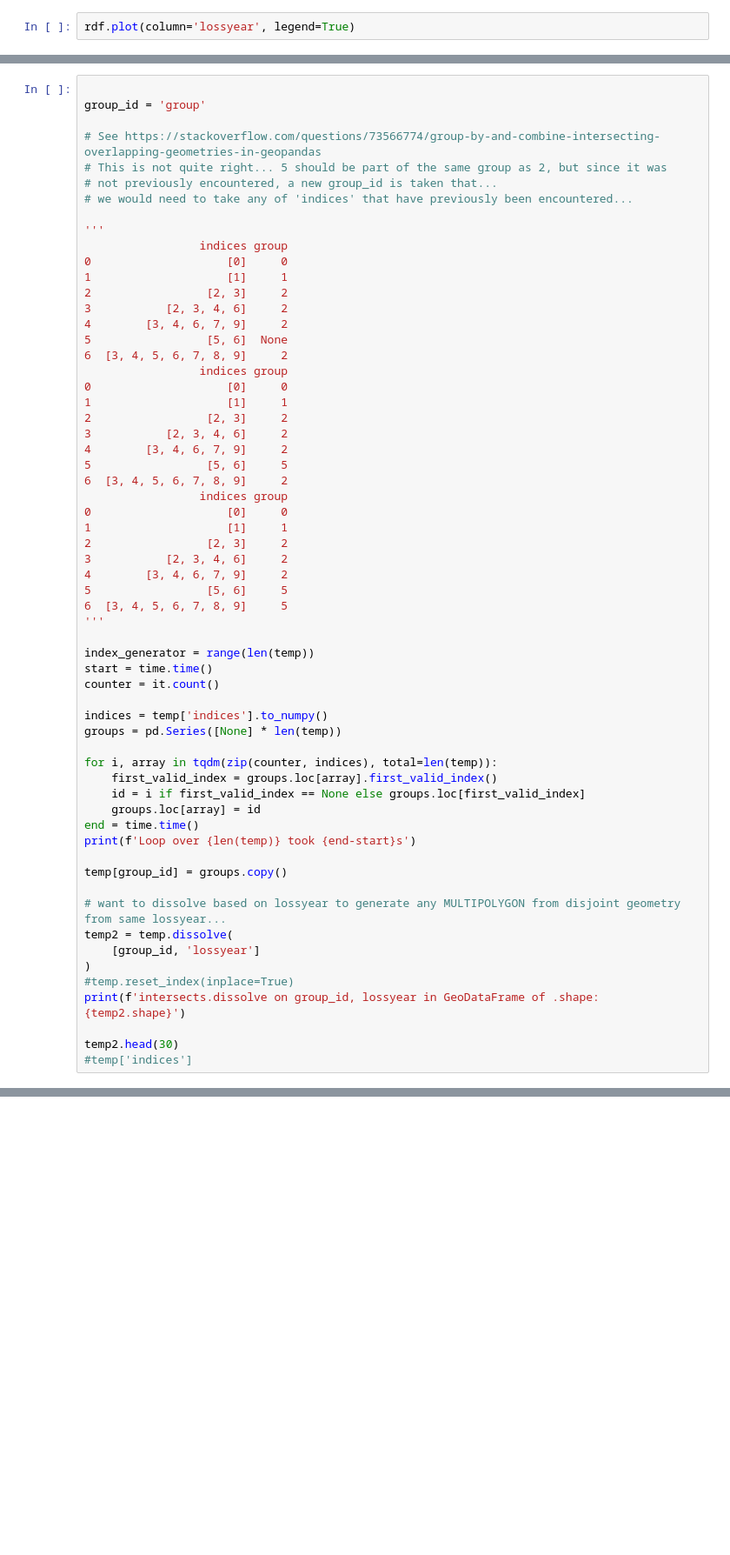
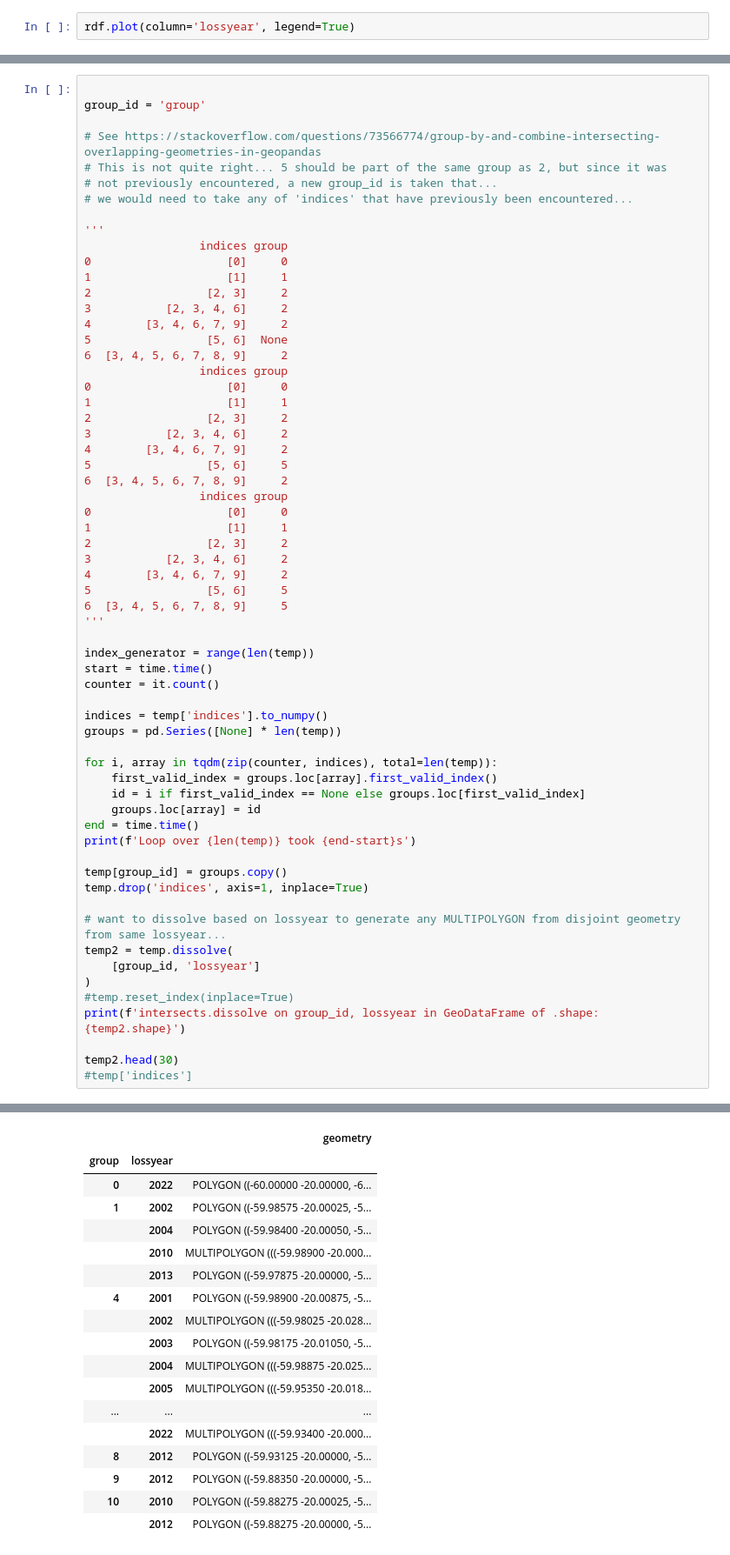
Before and after one commit to wuntunsun/eudr-exposure, a Jupyter notebook: geopoly-sample.ipynb, the cells around one changed output, grey strips where cells are left out. Shown: that part at 87% size. Drawn from its saved outputs; the diff is of its cells as text; blank space fills up the shorter version.

```diff
--- a/geopoly-sample.ipynb
+++ b/geopoly-sample.ipynb
@@ -169,6 +229,7 @@ end = time.time()
 print(f'Loop over {len(temp)} took {end-start}s')
 
 temp[group_id] = groups.copy()
+temp.drop('indices', axis=1, inplace=True)
 
 # want to dissolve based on lossyear to generate any MULTIPOLYGON from disjoint geometry from same lossyear...
 temp2 = temp.dissolve(
@@ -179,3 +240,4 @@ print(f'intersects.dissolve on group_id, lossyear in GeoDataFrame of .shape: {te
 
 temp2.head(30)
 #temp['indices']
+# %% [output]
@@ -182,2 +246,20 @@ temp2.head(30)
+|  |  | geometry |
+| group | lossyear |  |
+| 0 | 2022 | POLYGON ((-60.00000 -20.00000, -6... |
+| 1 | 2002 | POLYGON ((-59.98575 -20.00025, -5... |
+|  | 2004 | POLYGON ((-59.98400 -20.00050, -5... |
+|  | 2010 | MULTIPOLYGON (((-59.98900 -20.000... |
+|  | 2013 | POLYGON ((-59.97875 -20.00000, -5... |
+| 4 | 2001 | POLYGON ((-59.98900 -20.00875, -5... |
+|  | 2002 | MULTIPOLYGON (((-59.98025 -20.028... |
+|  | 2003 | POLYGON ((-59.98175 -20.01050, -5... |
+|  | 2004 | MULTIPOLYGON (((-59.98875 -20.025... |
+|  | 2005 | MULTIPOLYGON (((-59.95350 -20.018... |
+| ... | ... | ... |
+|  | 2022 | MULTIPOLYGON (((-59.93400 -20.000... |
+| 8 | 2012 | POLYGON ((-59.93125 -20.00000, -5... |
+| 9 | 2012 | POLYGON ((-59.88350 -20.00000, -5... |
+| 10 | 2010 | POLYGON ((-59.88275 -20.00025, -5... |
+|  | 2012 | POLYGON ((-59.88275 -20.00000, -5... |
 # %%
 temp2.head()
```
Also changed, not shown: parts of 13 cells of this notebook, 4 other files.
